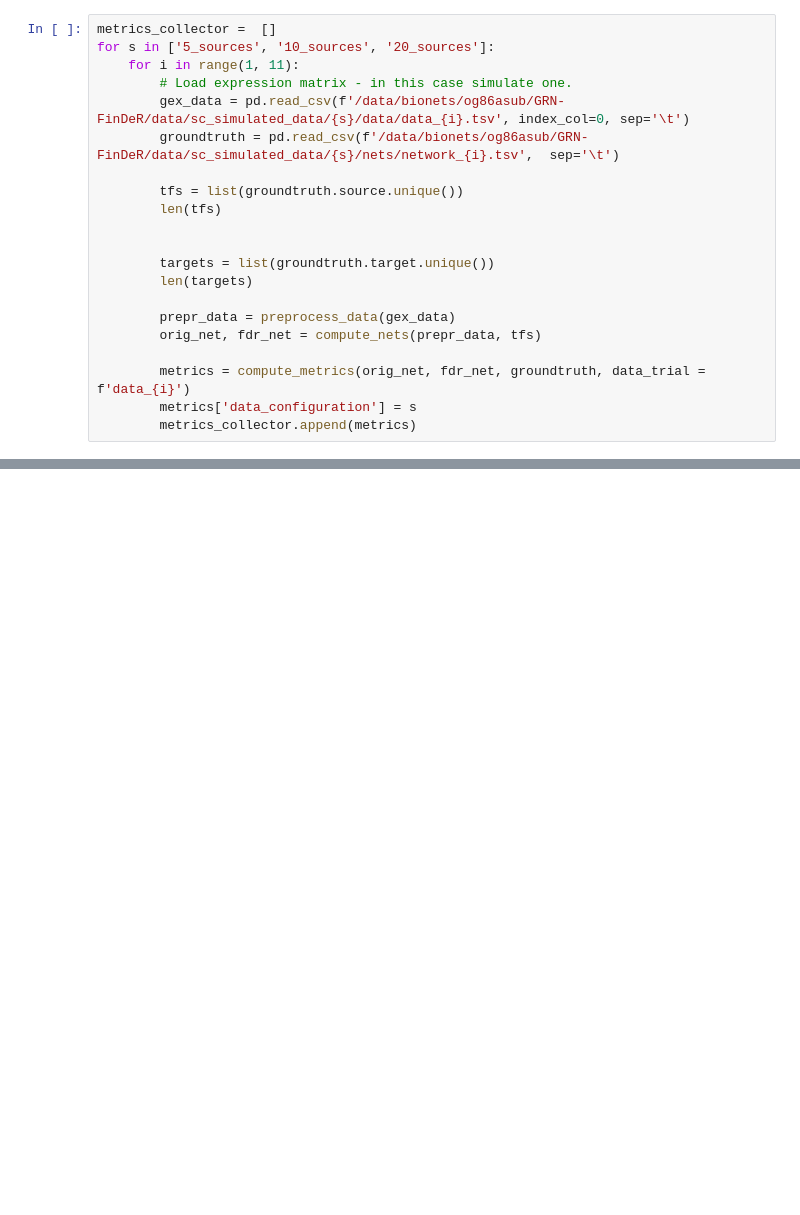
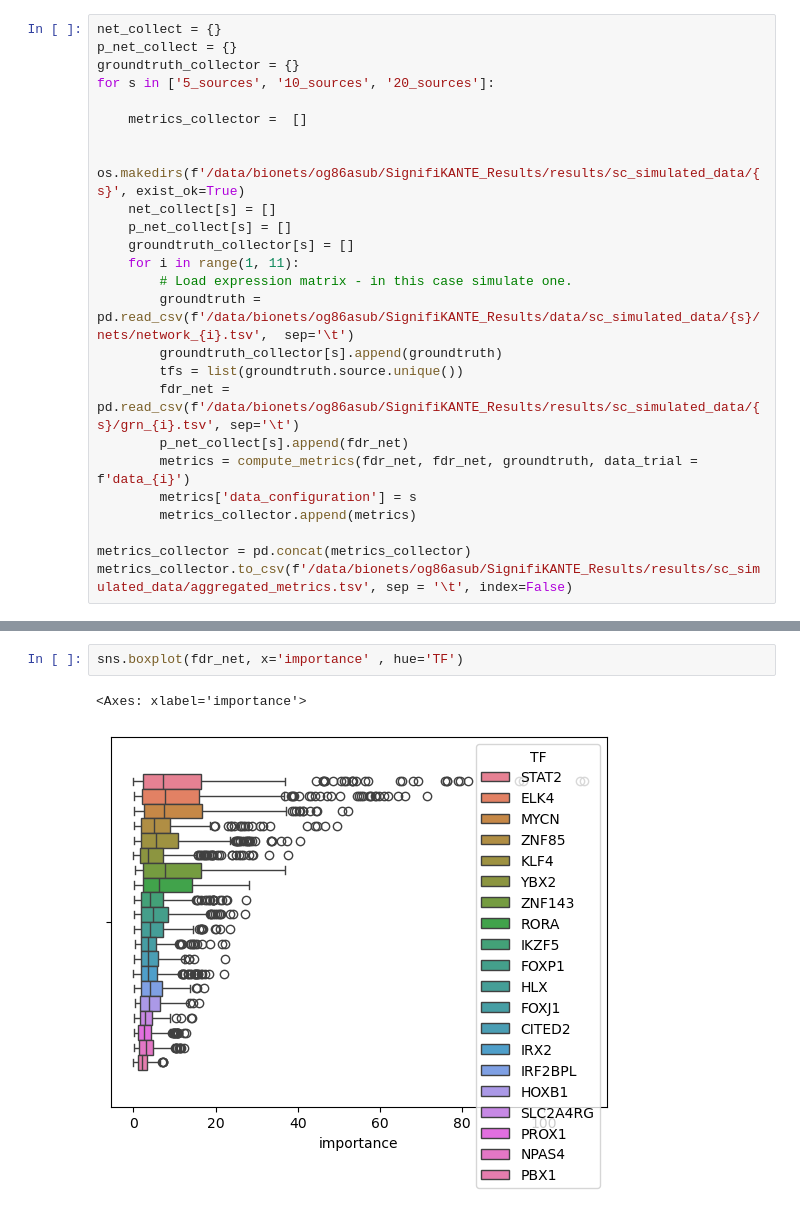
Before and after one commit to bionetslab/SignifiKANTE_Results, a Jupyter notebook: scripts/simulate_sc_data/compute_networks.ipynb, the cells around one changed output, grey strips where cells are left out. Saved outputs shown, nothing was run; the diff lists cells and outputs as text; blank space fills up the shorter version.

Commit message:
add single cell simulated example data, scripts, and networks

```diff
--- a/scripts/simulate_sc_data/compute_networks.ipynb
+++ b/scripts/simulate_sc_data/compute_networks.ipynb
@@ -128,22 +24,26 @@ def compute_metrics(orig_net, fdr_net, groundtruth, data_trial = 'data'):
 # %%
-metrics_collector =  []
+net_collect = {}
+p_net_collect = {}
+groundtruth_collector = {}
 for s in ['5_sources', '10_sources', '20_sources']:
+
+    metrics_collector =  []
+
+    os.makedirs(f'/data/bionets/og86asub/SignifiKANTE_Results/results/sc_simulated_data/{s}', exist_ok=True)
+    net_collect[s] = []
+    p_net_collect[s] = []
+    groundtruth_collector[s] = []
     for i in range(1, 11):
         # Load expression matrix - in this case simulate one.
-        gex_data = pd.read_csv(f'/data/bionets/og86asub/GRN-FinDeR/data/sc_simulated_data/{s}/data/data_{i}.tsv', index_col=0, sep='\t')
-        groundtruth = pd.read_csv(f'/data/bionets/og86asub/GRN-FinDeR/data/sc_simulated_data/{s}/nets/network_{i}.tsv',  sep='\t')
-
+        groundtruth = pd.read_csv(f'/data/bionets/og86asub/SignifiKANTE_Results/data/sc_simulated_data/{s}/nets/network_{i}.tsv',  sep='\t')
+        groundtruth_collector[s].append(groundtruth)
         tfs = list(groundtruth.source.unique())
-        len(tfs)
-
-
-        targets = list(groundtruth.target.unique())
-        len(targets)
-
-        prepr_data = preprocess_data(gex_data)
-        orig_net, fdr_net = compute_nets(prepr_data, tfs)
-
-        metrics = compute_metrics(orig_net, fdr_net, groundtruth, data_trial = f'data_{i}')
+        fdr_net = pd.read_csv(f'/data/bionets/og86asub/SignifiKANTE_Results/results/sc_simulated_data/{s}/grn_{i}.tsv', sep='\t')
+        p_net_collect[s].append(fdr_net)
+        metrics = compute_metrics(fdr_net, fdr_net, groundtruth, data_trial = f'data_{i}')
         metrics['data_configuration'] = s
         metrics_collector.append(metrics)
+
+metrics_collector = pd.concat(metrics_collector)
+metrics_collector.to_csv(f'/data/bionets/og86asub/SignifiKANTE_Results/results/sc_simulated_data/aggregated_metrics.tsv', sep = '\t', index=False)
 # %% [output]
@@ -195,0 +67,5 @@ plt.show()
+# %%
+sns.boxplot(fdr_net, x='importance' , hue='TF')
+# %% [output]
+<Axes: xlabel='importance'>
+[figure, added]
```
Also changed, not shown: parts of 15 cells of this notebook, 14 other files.
